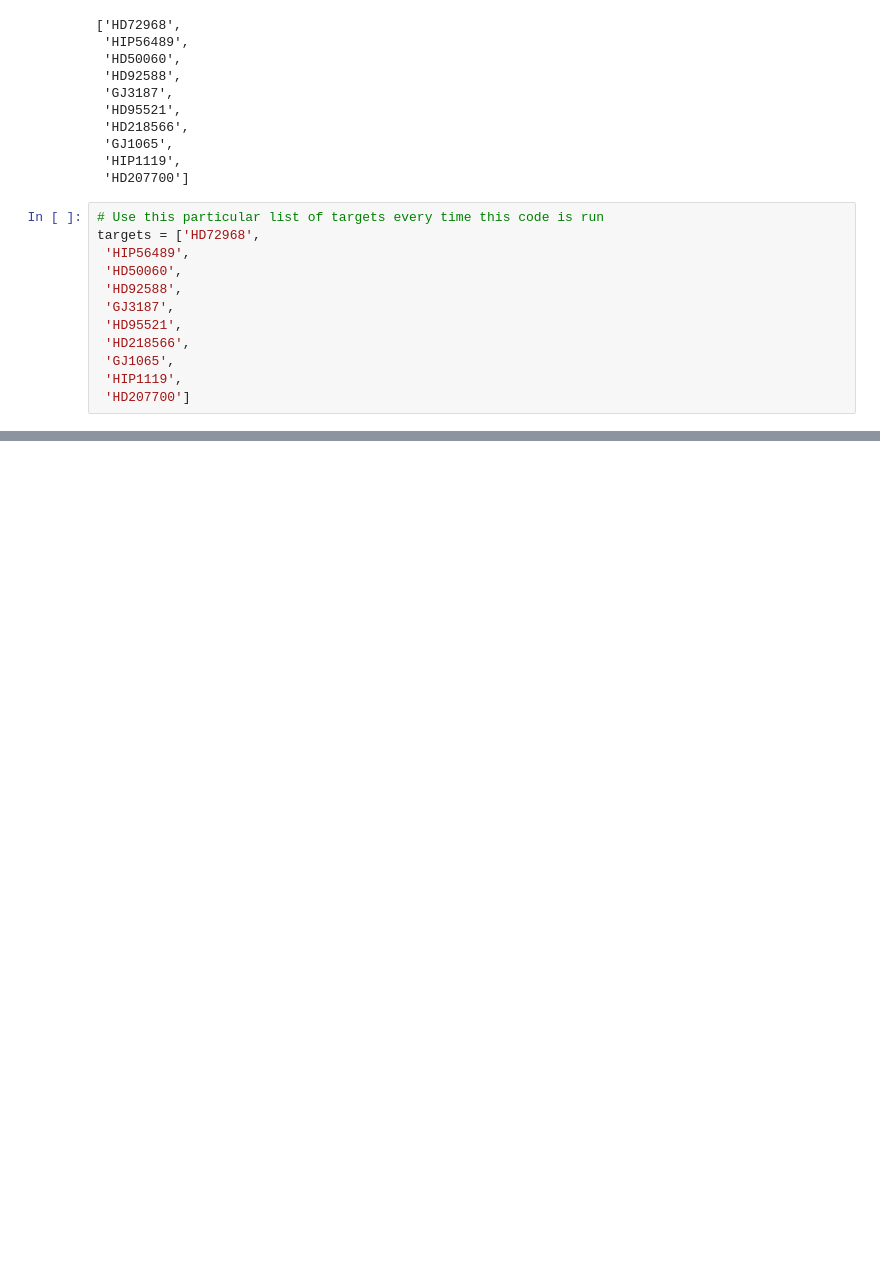
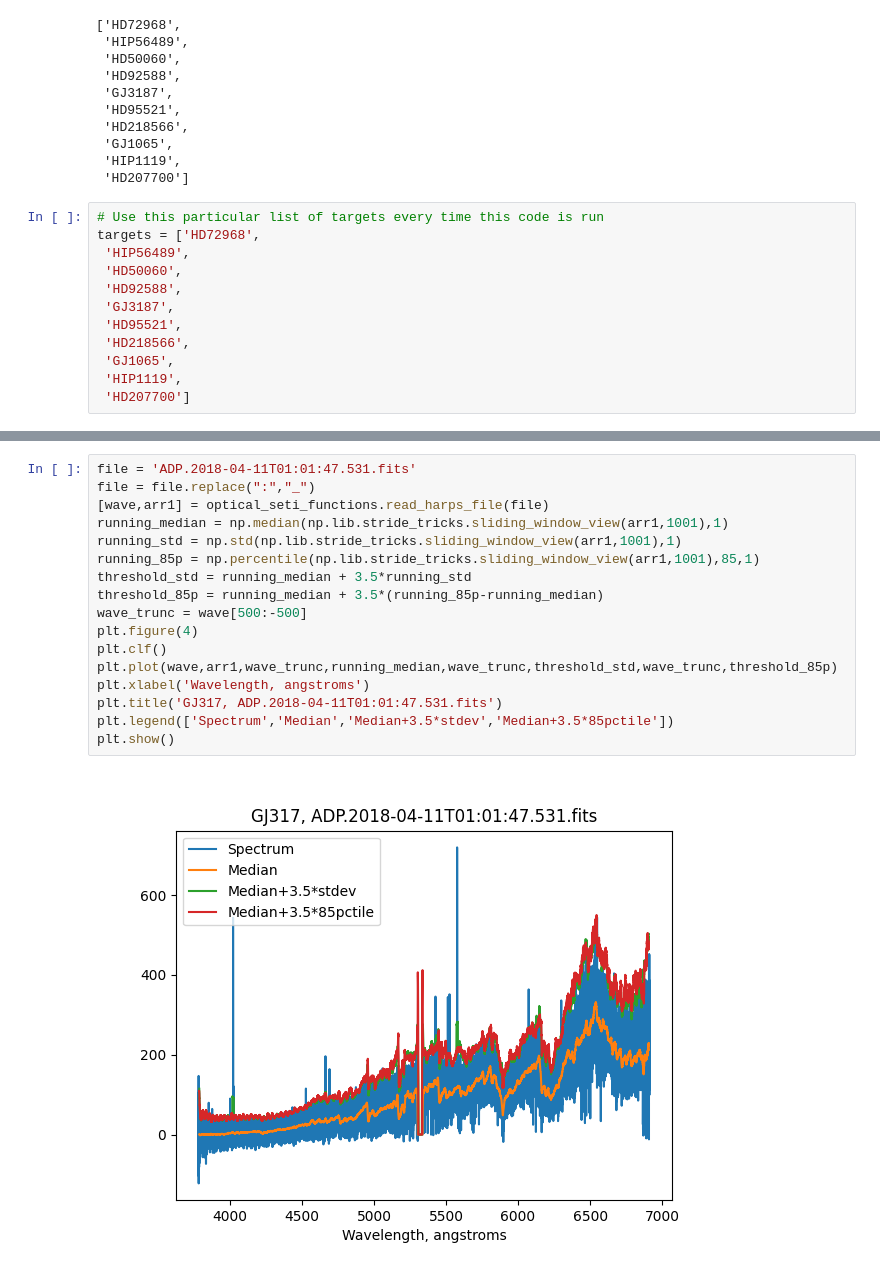
Before and after one commit to goodmanj/optical_seti, a Jupyter notebook: injection/injection-test.ipynb, the cells around one changed output, grey strips where cells are left out. Saved outputs shown, nothing was run; the diff lists cells and outputs as text; blank space fills up the shorter version.

```diff
--- a/injection/injection-test.ipynb
+++ b/injection/injection-test.ipynb
@@ -193,0 +243,19 @@ targets
+# %%
+file = 'ADP.2018-04-11T01:01:47.531.fits'
+file = file.replace(":","_")
+[wave,arr1] = optical_seti_functions.read_harps_file(file)
+running_median = np.median(np.lib.stride_tricks.sliding_window_view(arr1,1001),1)
+running_std = np.std(np.lib.stride_tricks.sliding_window_view(arr1,1001),1)
+running_85p = np.percentile(np.lib.stride_tricks.sliding_window_view(arr1,1001),85,1)
+threshold_std = running_median + 3.5*running_std
+threshold_85p = running_median + 3.5*(running_85p-running_median)
+wave_trunc = wave[500:-500]
+plt.figure(4)
+plt.clf()
+plt.plot(wave,arr1,wave_trunc,running_median,wave_trunc,threshold_std,wave_trunc,threshold_85p)
+plt.xlabel('Wavelength, angstroms')
+plt.title('GJ317, ADP.2018-04-11T01:01:47.531.fits')
+plt.legend(['Spectrum','Median','Median+3.5*stdev','Median+3.5*85pctile'])
+plt.show()
+# %% [output]
+[figure, added]
```
Also changed, not shown: parts of 30 cells of this notebook, 2 other files.
